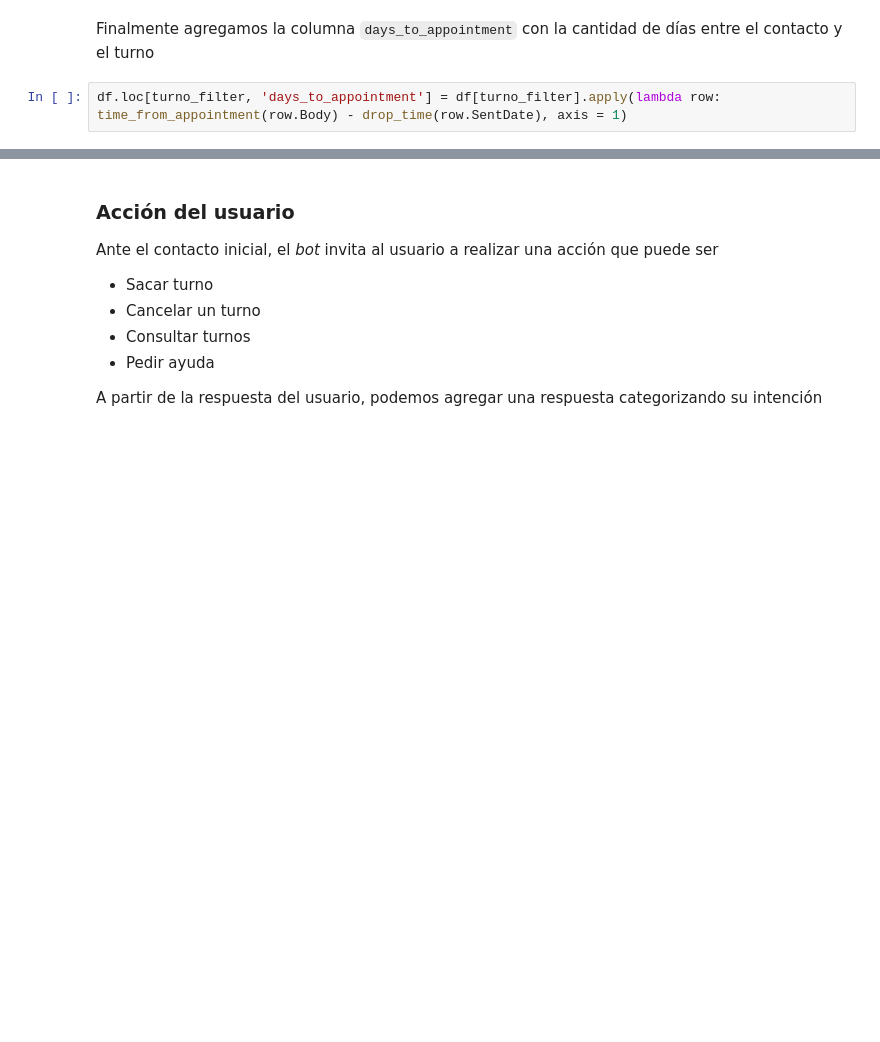
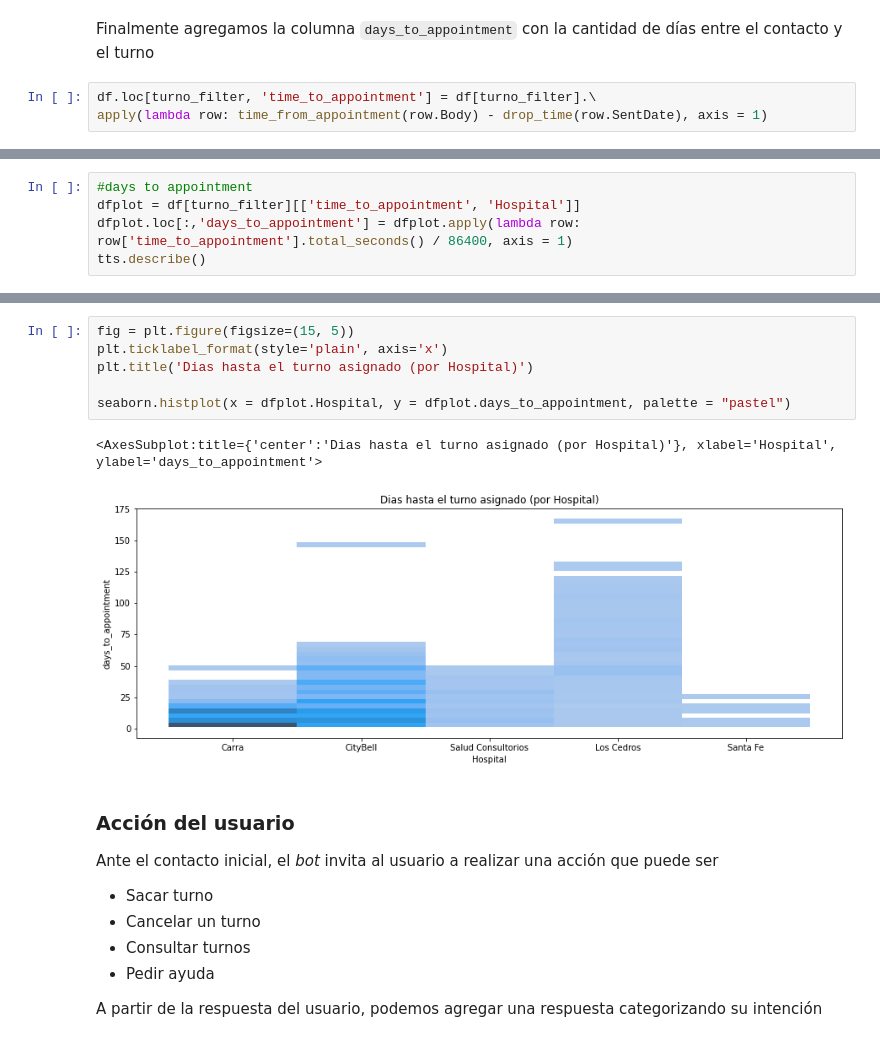
Before and after one commit to Tommmster/mentoria-diplodatos-chatbot, a Jupyter notebook: entrega_2/practico_2_t.ipynb, the cells around one changed output, grey strips where cells are left out. Drawn from its saved outputs; the diff is of its cells as text; blank space fills up the shorter version.

```diff
--- a/entrega_2/practico_2_t.ipynb
+++ b/entrega_2/practico_2_t.ipynb
@@ -387,4 +424,5 @@ def drop_time(sent_date):
 # %% [markdown]
 Finalmente agregamos la columna `days_to_appointment` con la cantidad de días entre el contacto y el turno
 # %%
-df.loc[turno_filter, 'days_to_appointment'] = df[turno_filter].apply(lambda row: time_from_appointment(row.Body) - drop_time(row.SentDate), axis = 1)
+df.loc[turno_filter, 'time_to_appointment'] = df[turno_filter].\
+apply(lambda row: time_from_appointment(row.Body) - drop_time(row.SentDate), axis = 1)
@@ -396,0 +442,5 @@ Name: days_to_appointment, dtype: timedelta64[ns]
+# %%
+#days to appointment
+dfplot = df[turno_filter][['time_to_appointment', 'Hospital']]
+dfplot.loc[:,'days_to_appointment'] = dfplot.apply(lambda row: row['time_to_appointment'].total_seconds() / 86400, axis = 1)
+tts.describe()
@@ -397,3 +457,12 @@ Name: days_to_appointment, dtype: timedelta64[ns]
+# %%
+fig = plt.figure(figsize=(15, 5))
+plt.ticklabel_format(style='plain', axis='x')
+plt.title('Dias hasta el turno asignado (por Hospital)')
+
+seaborn.histplot(x = dfplot.Hospital, y = dfplot.days_to_appointment, palette = "pastel")
+# %% [output]
+<AxesSubplot:title={'center':'Dias hasta el turno asignado (por Hospital)'}, xlabel='Hospital', ylabel='days_to_appointment'>
+[figure, added]
 # %% [markdown]
 ### Acción del usuario
 
```
Also changed, not shown: parts of 20 cells of this notebook.
